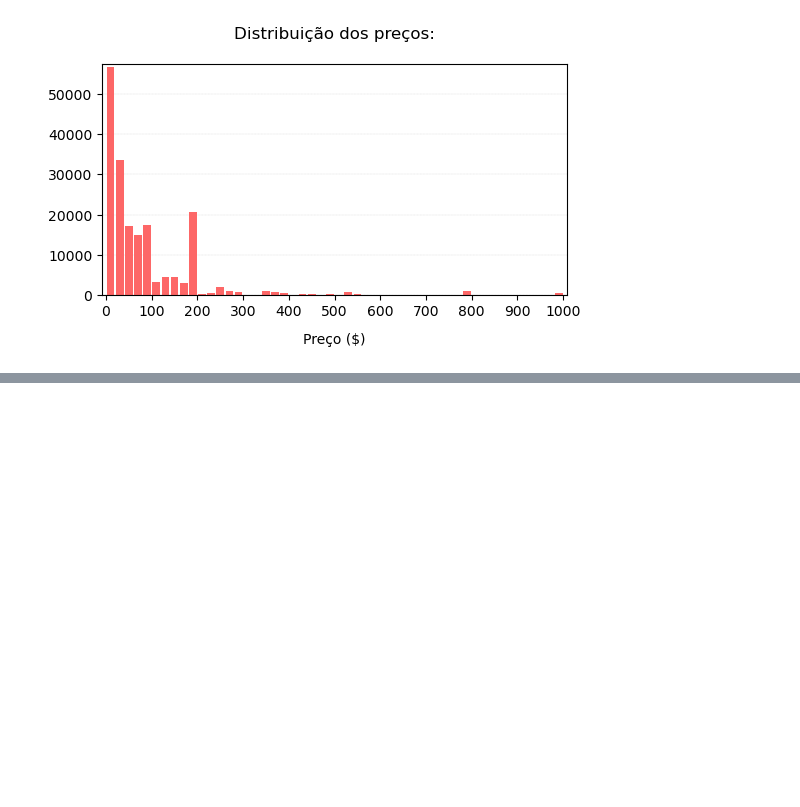
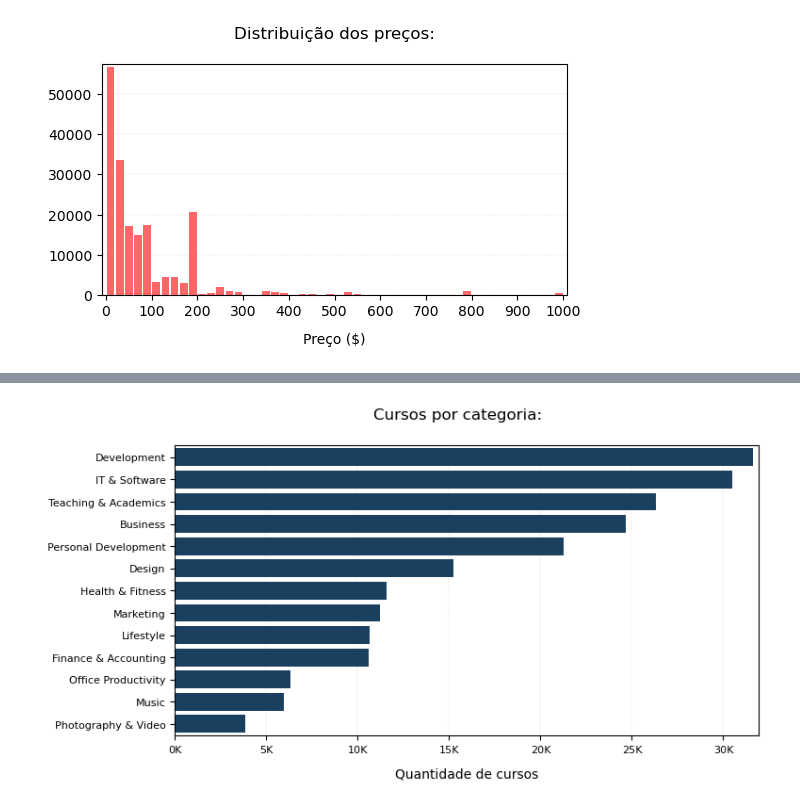
Before and after one commit to ismailymendes/mooc_udemy_coursera, a Jupyter notebook: mooc_udemy_coursera.ipynb, the cells around one changed output, grey strips where cells are left out. Cells and saved outputs as stored; diff of their text form; code cells hidden in the pictures; blank space fills up the shorter version.

```diff
--- a/mooc_udemy_coursera.ipynb
+++ b/mooc_udemy_coursera.ipynb
@@ -236,0 +246,22 @@ plt.show()
+# %%
+udemy_a = udemy_cursos.groupby(['category']).size().sort_values(ascending=True)
+fig, ax = plt.subplots(figsize=(8, 4))
+ax.barh(udemy_a.index, udemy_a, color='#1a3f5f')
+ax.xaxis.set_major_formatter(ticker.FuncFormatter(lambda x, pos: '{:,.0f}'.format(x/1000) + 'K'))
+plt.margins(0.01)
+plt.xlabel("Quantidade de cursos", labelpad=10)
+plt.grid(axis='x', color ='Grey',
+        linestyle ='-.', linewidth = 0.1)
+plt.suptitle('Cursos por categoria:')
+
+SMALL_SIZE = 8
+MEDIUM_SIZE = 10
+BIGGER_SIZE = 12
+
+plt.rc('axes', labelsize=MEDIUM_SIZE)   # fontsize of the x and y labels
+plt.rc('xtick', labelsize=SMALL_SIZE)   # fontsize of the tick labels
+plt.rc('ytick', labelsize=SMALL_SIZE)   # fontsize of the tick labels
+plt.rc('legend', fontsize=SMALL_SIZE)   # legend fontsize
+plt.show()
+# %% [output]
+[figure, added]
```
Also changed, not shown: parts of 4 cells of this notebook.
